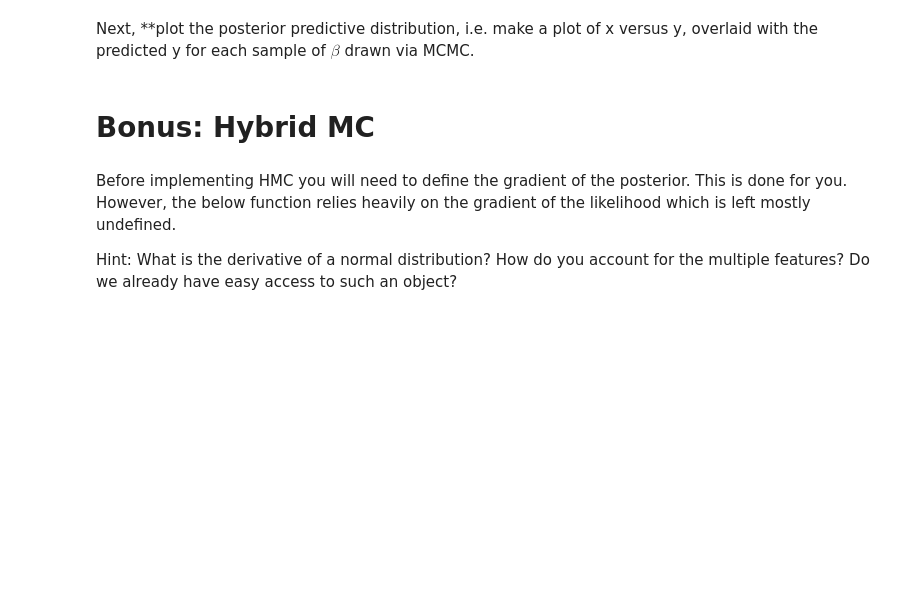
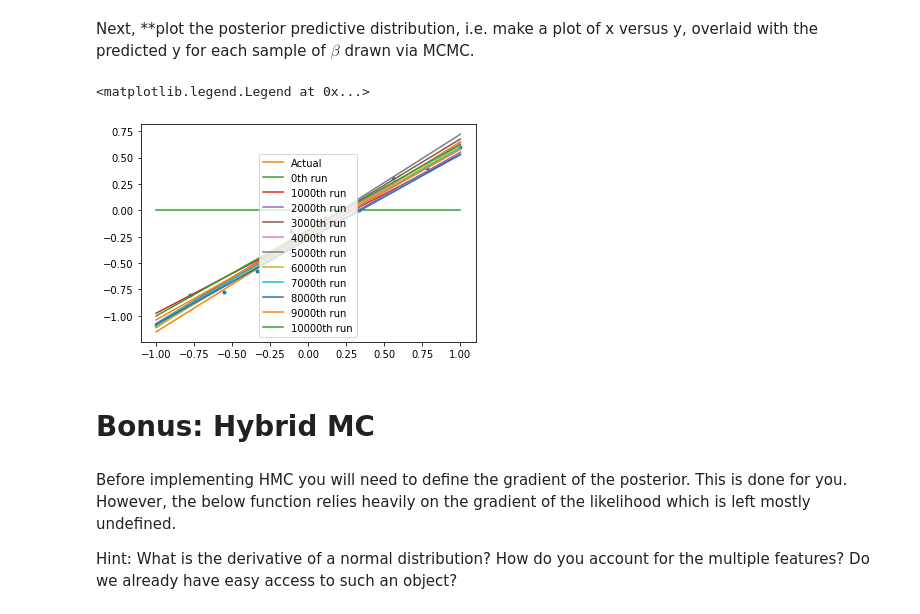
Before and after one commit to UMT-CSCI-591-Deep-Learning-2022/Week_14_MCMC, a Jupyter notebook: BayesianLinearRegression.ipynb, the cells around one changed output. Drawn from its saved outputs; the diff is of its cells as text; code cells hidden in the pictures; blank space fills up the shorter version.

```diff
--- a/BayesianLinearRegression.ipynb
+++ b/BayesianLinearRegression.ipynb
@@ -193,11 +249,17 @@ Next, **plot the posterior predictive distribution, i.e. make a plot of x versus
 # %%
 plt.plot(x,y,'.')
 
 plt.plot(x,coeff_plot(act_coeffs,x),label='Actual')
 
 # for beta in samples, plot the regression line
+for i, coeff in enumerate(betas):
+  if i % 1000 == 0:
+    plt.plot(x,coeff_plot(coeff,x), label = f'{i}th run')
 
 plt.legend()
+# %% [output]
+<matplotlib.legend.Legend at 0x...>
+[figure, added]
 # %% [markdown]
 # Bonus: Hybrid MC
 # %% [markdown]
```
Also changed, not shown: parts of 19 cells of this notebook.
